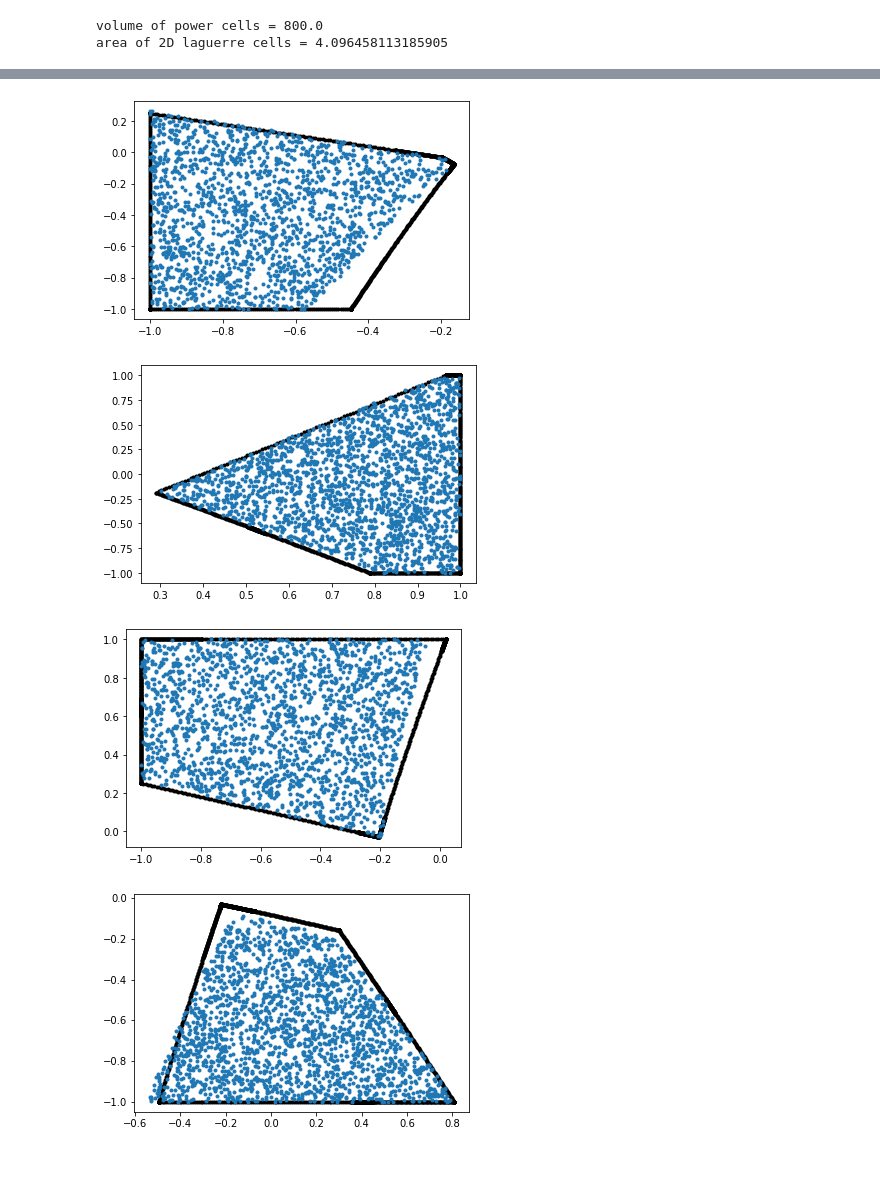
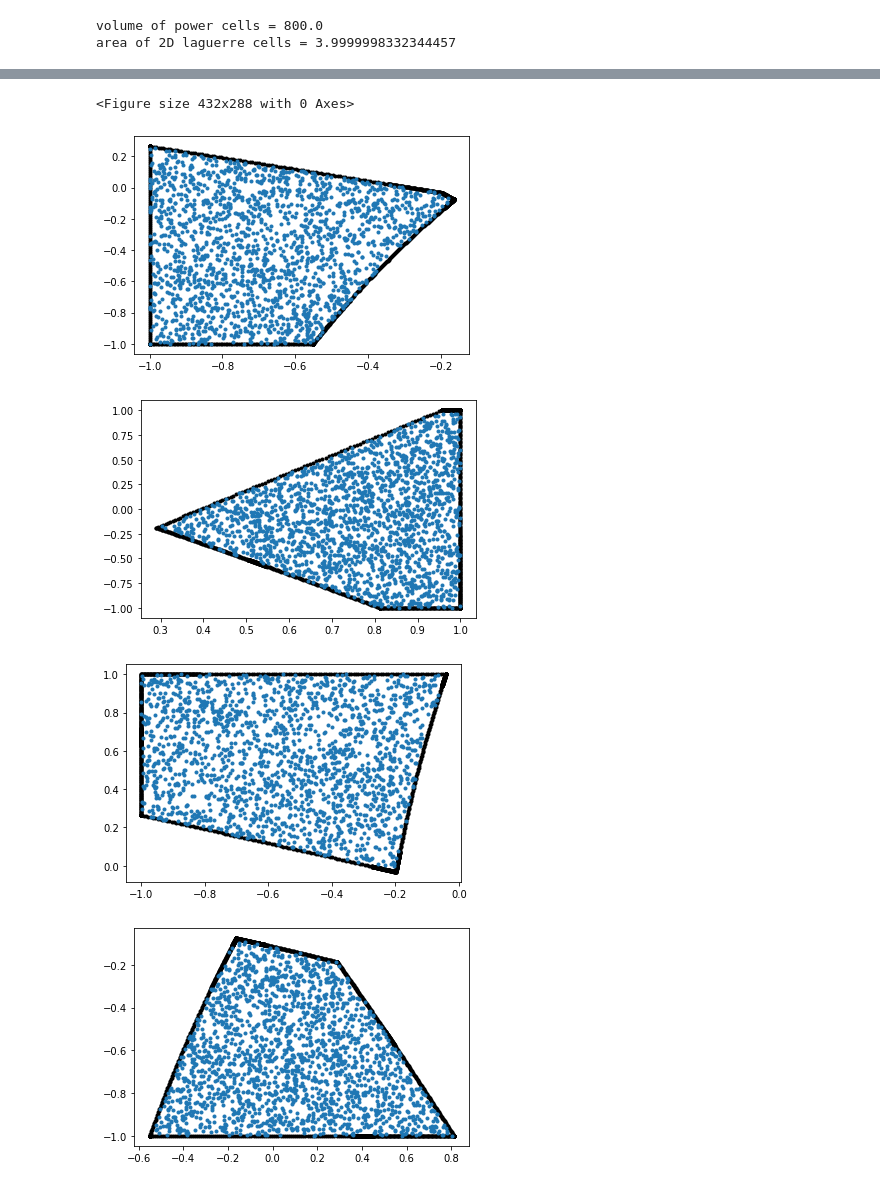
Before and after one commit to mrgt/ot-optics, a Jupyter notebook: ot-metasurfaces.ipynb, the cells around one changed output, grey strips where cells are left out. Cells and saved outputs as stored; diff of their text form; code cells hidden in the pictures.

```diff
--- a/ot-metasurfaces.ipynb
+++ b/ot-metasurfaces.ipynb
@@ -21,12 +21,12 @@ def make_power(X,w):
 # <=> (z-b_i)^2 >= (x-px)^2 + (y-py)^2 + beta**2 (AND z>=b_i...)
 # <=> <Q(X-R)|(X-R)> - beta**2 >= 0 and z-b_i>=0
 # with Q = diag(-1,-1,1), R = (px,py,bi)
-# <=> <QX|X> + 2<QR|X> + <QR|R> - beta**2 >= 0
+# <=> <QX|X> - 2<QR|X> + <QR|R> - beta**2 >= 0
 
 def make_hyperboloid(p, bi, beta):
     Q = np.array([-1,-1,1])
     R = np.array([p[0],p[1],bi])
-    return Quadric(Q,b=2*Q*R,c=np.dot(Q*R,R) - beta**2,
+    return Quadric(Q,b=-2*Q*R,c=np.dot(Q*R,R) - beta**2,
                    truncating_plane=True,p=np.array([0,0,1]),d=-bi)
 
 def make_laguerre(Y, psi, beta, k=20):
@@ -152,33 +152,34 @@ erreur numérique dans le calcul du gradient: 2.07194 (doit être petit)
 # %%
-N = 5
+N = 1000
 psi = 0.11*np.ones(N)
 Y = 2*(np.random.rand(N,2)-.5)
 beta = 1
 
 def H_DH(psi):
-    lag = make_laguerre(Y, psi, beta, k=100)
-    plt.figure()
-    plot_laguerre(lag)
-    plt.show()
+    lag = make_laguerre(Y, psi, beta, k=20)
+    #plt.figure()
+    #plot_laguerre(lag)
+    #plt.show()
     return compute_H_DH_from_laguerre(Y,beta,lag)
 
 h,dh = H_DH(psi)
 for i in range(5):
-    print("%d -> " % i)
-    print("H(psi) = ", h)
-    print("psi = ", psi)
+    #print("%d -> " % i)
+    #print("H(psi) = ", h)
+    #print("psi = ", psi)
     dh = dh[0:N-1,0:N-1]
     h = h[0:N-1]
     d = np.zeros(N)
     d[0:N-1] = -np.linalg.solve(dh, h - 4/N)
-    t = .5
+    print("it={}, error={}".format(i,np.linalg.norm(h - 4/N)))
+    t = 1
     d = d - min(d)
     psi0 = psi.copy()
     while True:
         psi = psi0 + t*d
         h,dh = H_DH(psi)
         if min(h) > 0:
-            print(dh)
+            #print(dh)
             print("t=%g"%t)
             break
         t = t/2
@@ -243,6 +203,7 @@ Y = np.array([[-0.94, -0.29],
                [ 0.16,  0.57]])
 N = 5
 psi = np.array([0.13, 0.19, 0.11, 0.27, 0.18])
+#psi = np.ones(5)*1e-5
 beta = 1
 
 lag = make_laguerre(Y, psi, beta, k=100)
@@ -272,6 +233,16 @@ for i in range(N):
     plt.figure()
     plot_laguerre_cell(lag[i])
     plt.plot(p[:,0],p[:,1],'.')
+
+for i in range(N):
+    for j,curvesj in lag[i].items():
+        for c in curvesj:
+            for p in c:
+                #print("ev:", np.sqrt(np.linalg.norm(p[0:2]-Y[i])**2 + beta**2) + psi[i])
+                #print("z:", p[2])
+                #print(p[2] - (np.sqrt(np.linalg.norm(p[0:2]-Y[i])**2 + beta**2) + psi[i]))
+                quad = make_hyperboloid(Y[i], psi[i], beta)
+                print(quad(p))
 # %% [output]
 volume of power cells = 800.0
-area of 2D laguerre cells = 4.096458113185905
+area of 2D laguerre cells = 3.9999998332344457
@@ -280,4 +267,5 @@ area of 2D laguerre cells = 4.096458113185905
+<Figure size 432x288 with 0 Axes>
-[figure, old version]
+[figure, new version]
-[figure, old version]
+[figure, new version]
-[figure, old version]
+[figure, new version]
-[figure, old version]
+[figure, new version]
```
Also changed, not shown: parts of 5 cells of this notebook, 4 other files.
